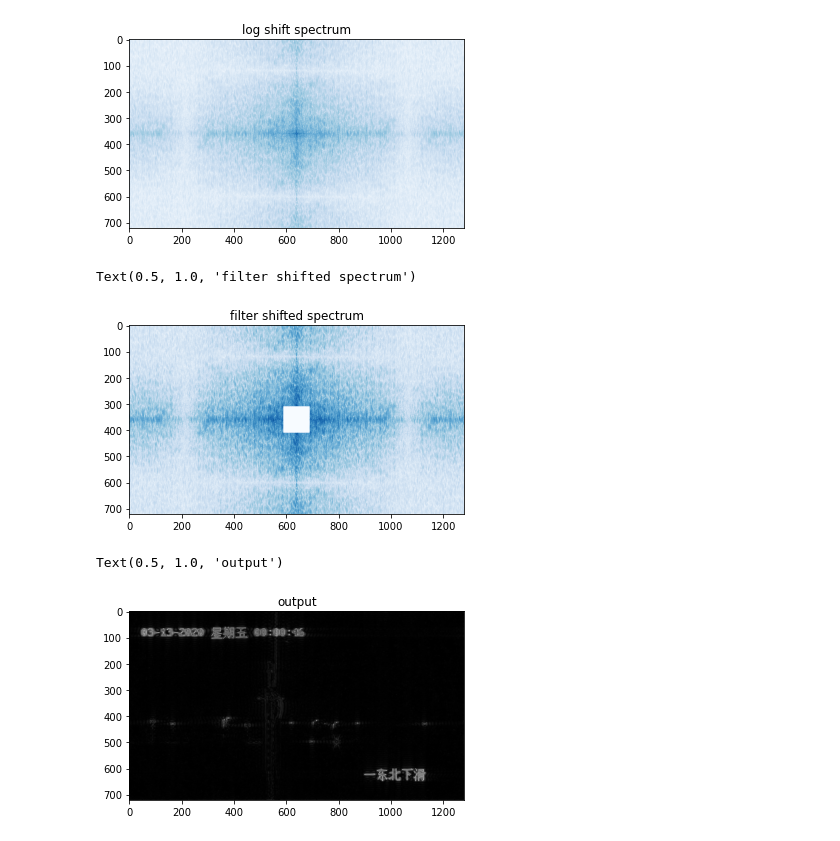
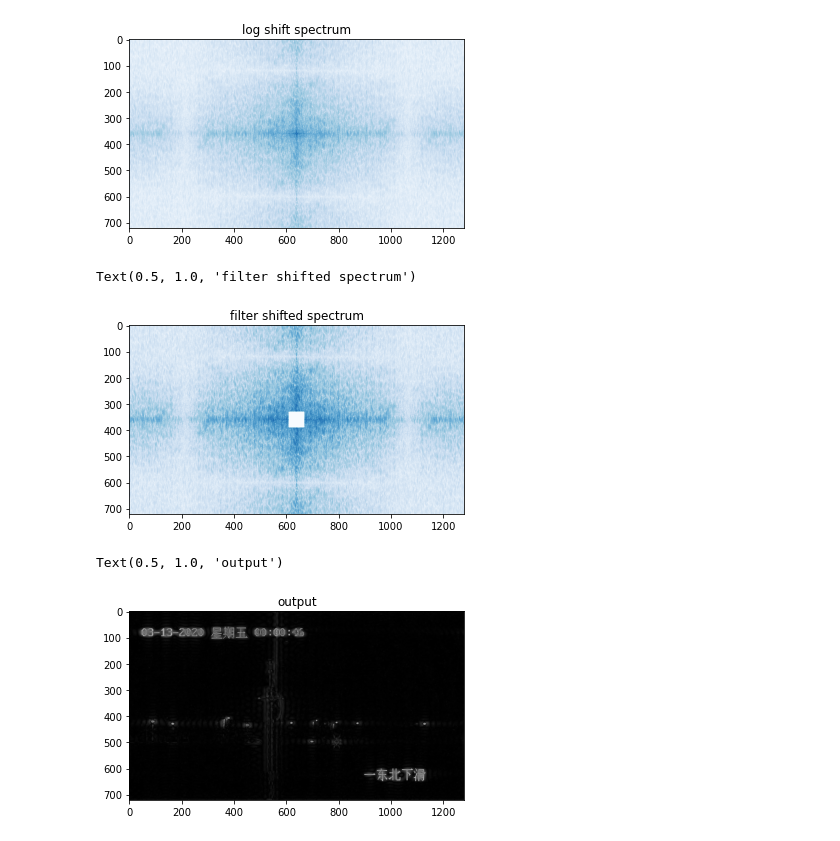
Before and after one commit to Pangjing-Wu/MathModeling2020, a Jupyter notebook: fft.ipynb, the cells around one changed output. Drawn from its saved outputs; the diff is of its cells as text; code cells hidden in the pictures.

```diff
--- a/fft.ipynb
+++ b/fft.ipynb
@@ -36,19 +36,19 @@ Text(0.5, 1.0, 'log shift spectrum')
 [figure]
 # %%
 #设置高通滤波器
-width = 50
+width = 30
 rows, cols = img.shape
 crow,ccol = int(rows/2), int(cols/2) #中心位置
 mask = np.ones((rows, cols, 2), np.uint8)
 mask[crow-width:crow+width, ccol-width:ccol+width] = 0
 #在频域上显示滤波器位置
 mask_img = log_shift2center
 mask_img[crow-width:crow+width, ccol-width:ccol+width] = 0
 plt.imshow(mask_img[:,:,0], 'Blues')
 plt.title('filter shifted spectrum')
 # %% [output]
 Text(0.5, 1.0, 'filter shifted spectrum')
-[figure, old version]
+[figure, new version]
 # %%
 #掩膜图像和频谱图像乘积
 f = fshift * mask
@@ -63,4 +63,4 @@ plt.imshow(res, 'gray')
 plt.title('output')
 # %% [output]
 Text(0.5, 1.0, 'output')
-[figure, old version]
+[figure, new version]
```
Also changed, not shown: 1 other file.
